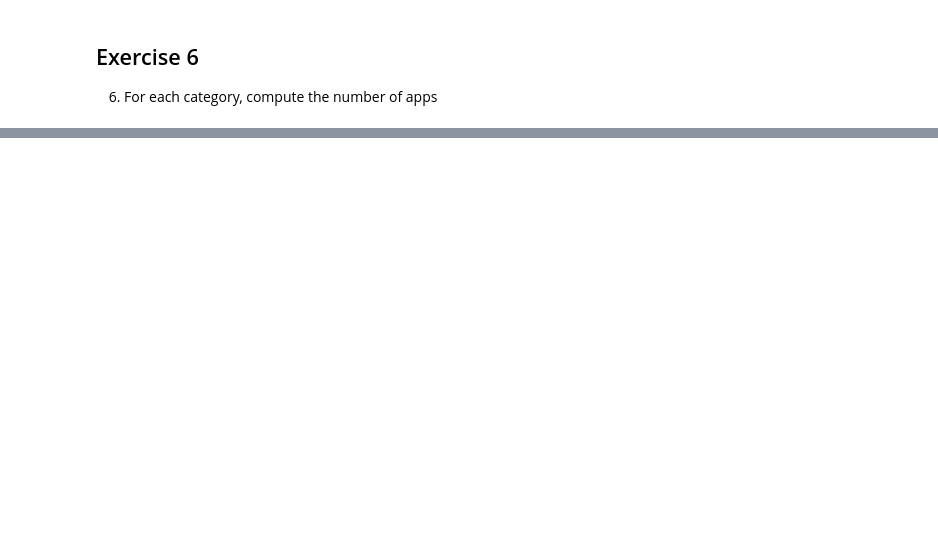
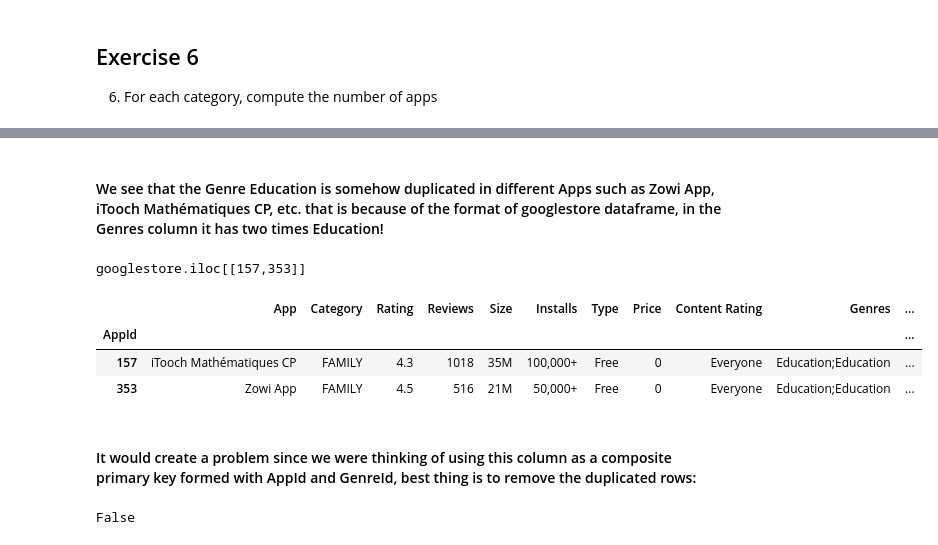
Before and after one commit to pkasela/FCS-Final_Project_846965, a Jupyter notebook: Solution_For_Exam.ipynb, the cells around one changed output, grey strips where cells are left out. Cells and saved outputs as stored; diff of their text form; code cells hidden in the pictures; blank space fills up the shorter version.

```diff
--- a/Solution_For_Exam.ipynb
+++ b/Solution_For_Exam.ipynb
@@ -392,0 +527,12 @@ googlestore.head()
+# %% [markdown]
+#### We see that the Genre Education is somehow duplicated in different Apps such as Zowi App, iTooch Mathématiques CP, etc. that is because of the format of googlestore dataframe, in the Genres column it has two times Education!
+# %%
+display("googlestore.iloc[[157,353]]")
+# %% [output]
+googlestore.iloc[[157,353]]
+|  | App | Category | Rating | Reviews | Size | Installs | Type | Price | Content Rating | Genres | ... |
+| AppId |  |  |  |  |  |  |  |  |  |  | ... |
+| 157 | iTooch Mathématiques CP | FAMILY | 4.3 | 1018 | 35M | 100,000+ | Free | 0 | Everyone | Education;Education | ... |
+| 353 | Zowi App | FAMILY | 4.5 | 516 | 21M | 50,000+ | Free | 0 | Everyone | Education;Education | ... |
+# %% [markdown]
+#### It would create a problem since we were thinking of using this column as a composite primary key formed with AppId and GenreId, best thing is to remove the duplicated rows:
@@ -392,0 +541,4 @@ googlestore.head()
+# %%
+bridging_table.duplicated().any()
+# %% [output]
+False
```
Also changed, not shown: parts of 35 cells of this notebook.
